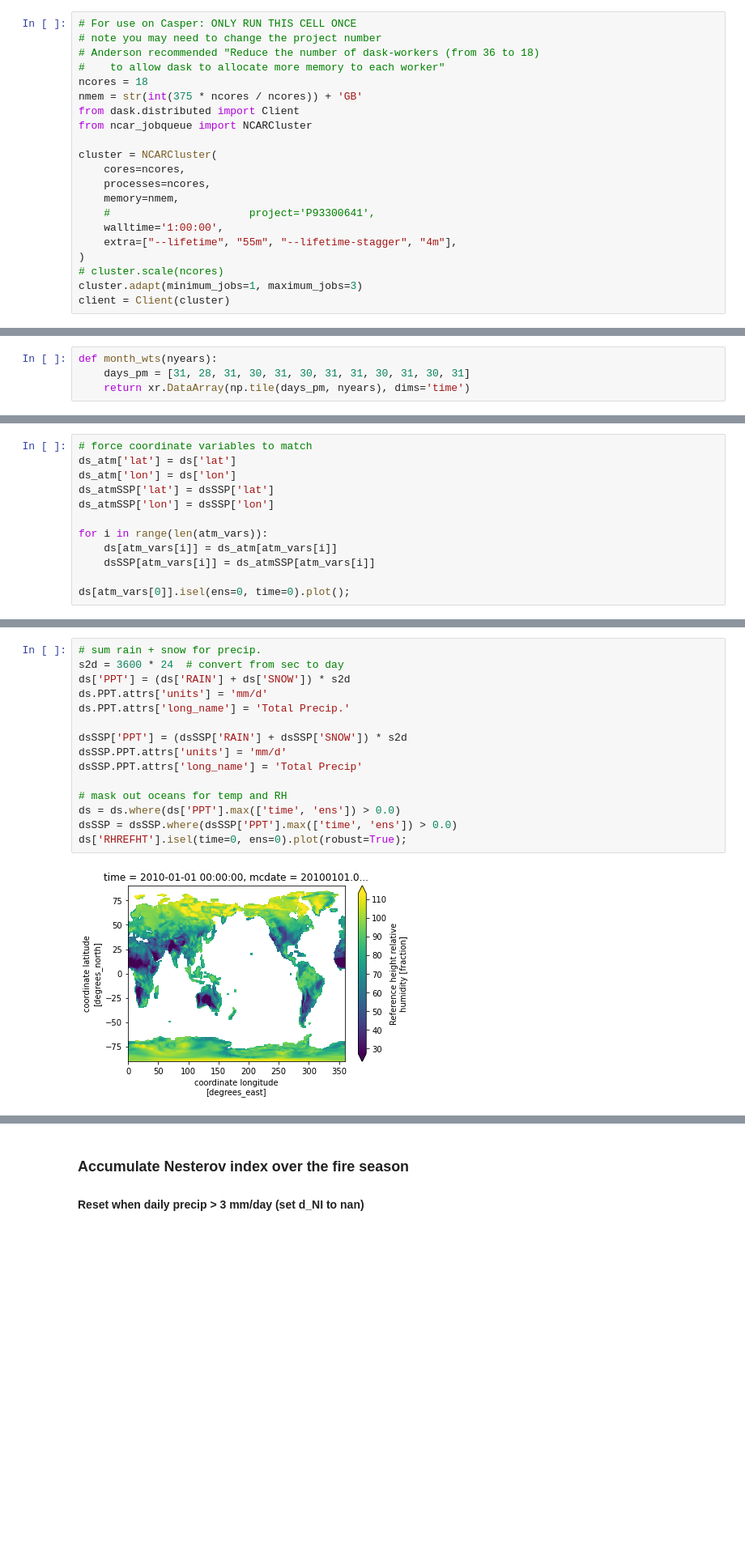
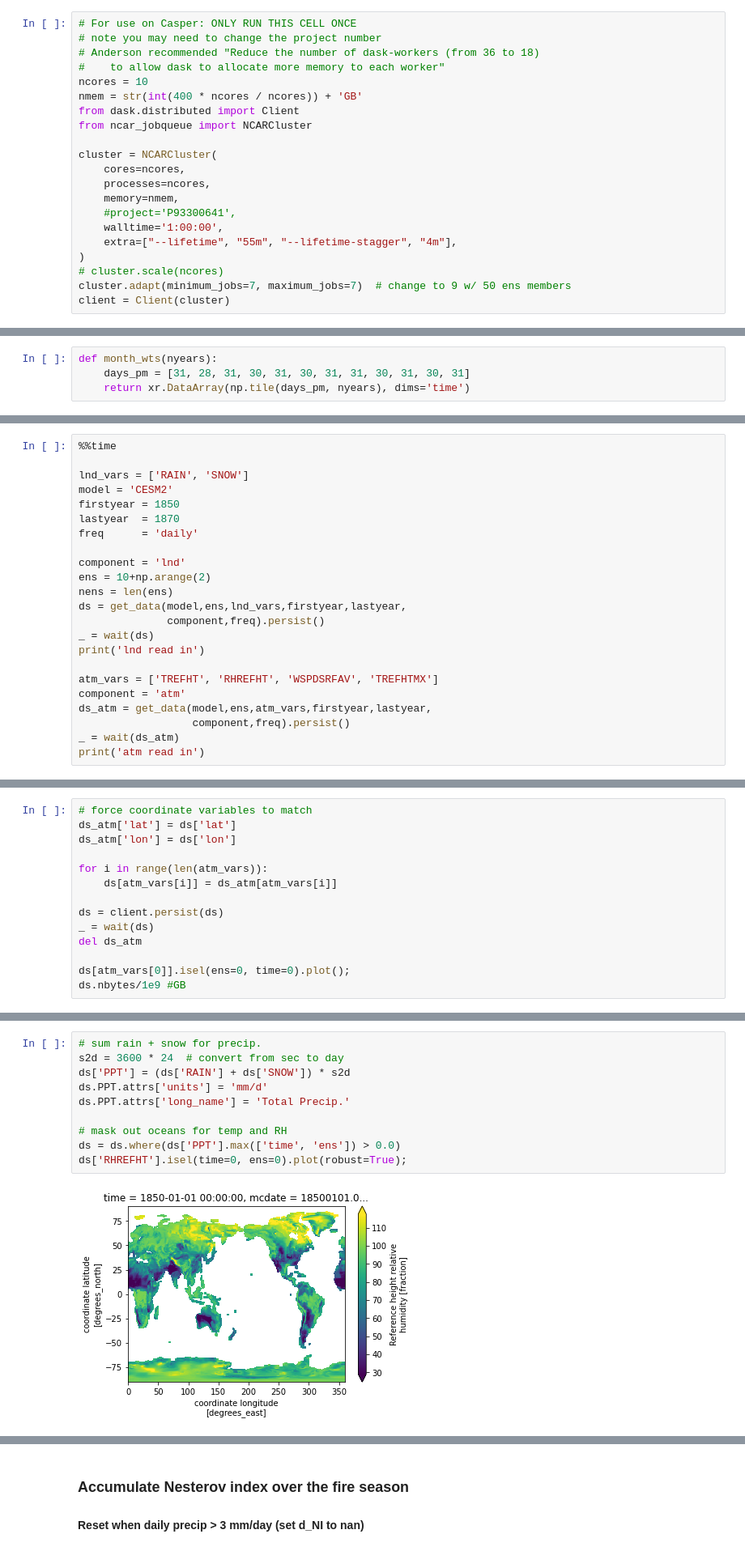
Before and after one commit to wwieder/cesm-lens, a Jupyter notebook: notebooks/lens2_FireRisk.ipynb, the cells around one changed output, grey strips where cells are left out. Shown at 81% size. Drawn from its saved outputs; the diff is of its cells as text; blank space fills up the shorter version.

```diff
--- a/notebooks/lens2_FireRisk.ipynb
+++ b/notebooks/lens2_FireRisk.ipynb
@@ -49,8 +52,8 @@ looks good
 # note you may need to change the project number
 # Anderson recommended "Reduce the number of dask-workers (from 36 to 18)
 #    to allow dask to allocate more memory to each worker"
-ncores = 18
-nmem = str(int(375 * ncores / ncores)) + 'GB'
+ncores = 10
+nmem = str(int(400 * ncores / ncores)) + 'GB'
 from dask.distributed import Client
 from ncar_jobqueue import NCARCluster
 
@@ -58,10 +61,10 @@ cluster = NCARCluster(
     cores=ncores,
     processes=ncores,
     memory=nmem,
-    #                      project='P93300641',
+    #project='P93300641',
     walltime='1:00:00',
     extra=["--lifetime", "55m", "--lifetime-stagger", "4m"],
 )
 # cluster.scale(ncores)
-cluster.adapt(minimum_jobs=1, maximum_jobs=3)
+cluster.adapt(minimum_jobs=7, maximum_jobs=7)  # change to 9 w/ 50 ens members
 client = Client(cluster)
@@ -234,0 +297,23 @@ Wall time: 45.8 s
+# %%
+%%time
+
+lnd_vars = ['RAIN', 'SNOW']
+model = 'CESM2'
+firstyear = 1850
+lastyear  = 1870
+freq      = 'daily'
+
+component = 'lnd'
+ens = 10+np.arange(2)
+nens = len(ens)
+ds = get_data(model,ens,lnd_vars,firstyear,lastyear,
+              component,freq).persist()
+_ = wait(ds)
+print('lnd read in')
+
+atm_vars = ['TREFHT', 'RHREFHT', 'WSPDSRFAV', 'TREFHTMX']
+component = 'atm'
+ds_atm = get_data(model,ens,atm_vars,firstyear,lastyear,
+                  component,freq).persist()
+_ = wait(ds_atm)
+print('atm read in')
@@ -236,12 +328,14 @@ Wall time: 45.8 s
 # force coordinate variables to match
 ds_atm['lat'] = ds['lat']
 ds_atm['lon'] = ds['lon']
-ds_atmSSP['lat'] = dsSSP['lat']
-ds_atmSSP['lon'] = dsSSP['lon']
 
 for i in range(len(atm_vars)):
     ds[atm_vars[i]] = ds_atm[atm_vars[i]]
-    dsSSP[atm_vars[i]] = ds_atmSSP[atm_vars[i]]
+
+ds = client.persist(ds)
+_ = wait(ds)
+del ds_atm
 
 ds[atm_vars[0]].isel(ens=0, time=0).plot();
+ds.nbytes/1e9 #GB
 # %% [output]
@@ -249,17 +344,12 @@ ds[atm_vars[0]].isel(ens=0, time=0).plot();
 # %%
 # sum rain + snow for precip.
 s2d = 3600 * 24  # convert from sec to day
 ds['PPT'] = (ds['RAIN'] + ds['SNOW']) * s2d
 ds.PPT.attrs['units'] = 'mm/d'
 ds.PPT.attrs['long_name'] = 'Total Precip.'
 
-dsSSP['PPT'] = (dsSSP['RAIN'] + dsSSP['SNOW']) * s2d
-dsSSP.PPT.attrs['units'] = 'mm/d'
-dsSSP.PPT.attrs['long_name'] = 'Total Precip'
-
 # mask out oceans for temp and RH
 ds = ds.where(ds['PPT'].max(['time', 'ens']) > 0.0)
-dsSSP = dsSSP.where(dsSSP['PPT'].max(['time', 'ens']) > 0.0)
 ds['RHREFHT'].isel(time=0, ens=0).plot(robust=True);
 # %% [output]
-[figure, old version]
+[figure, new version]
```
Also changed, not shown: parts of 49 cells of this notebook.
